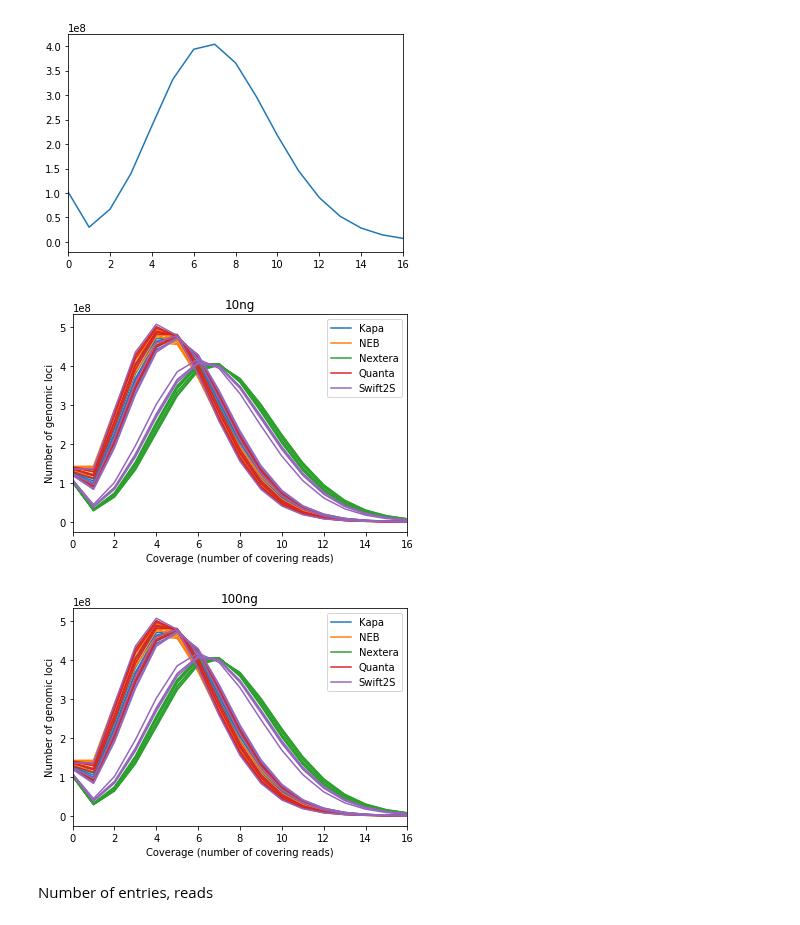
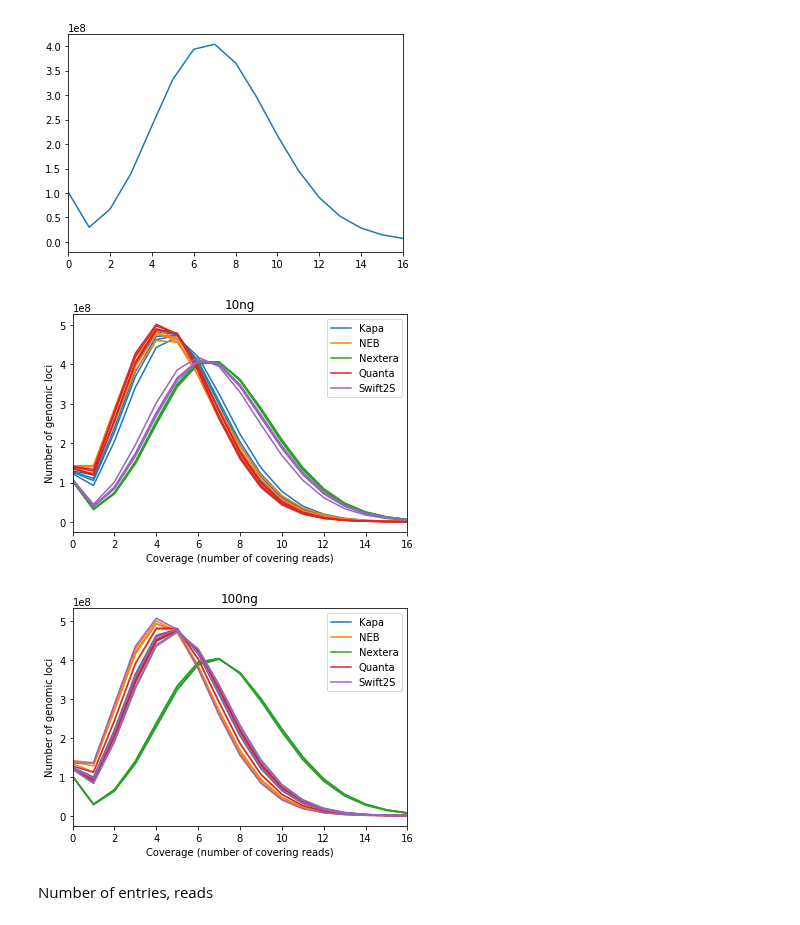
Before and after one commit to fa2k/comparison, a Jupyter notebook: Main_analysis.ipynb, the cells around one changed output. Cells and saved outputs as stored; diff of their text form; code cells hidden in the pictures.

```diff
--- a/Main_analysis.ipynb
+++ b/Main_analysis.ipynb
@@ -639,26 +639,26 @@ plt.xlim(0, plot_max_cov)
 # %%
 
 for conc in ["10ng", "100ng"]:
     legends = set()
     plt.xlim(0, plot_max_cov)
     plt.title(conc)
     plt.ylabel("Number of genomic loci")
     plt.xlabel("Coverage (number of covering reads)")
 
-    for kit, group in df.groupby("Kit", as_index=False):
+    for kit, group in df[df.Conc==conc].groupby("Kit", as_index=False):
         colour = KIT_COL[kit]
         for ix, (xs, ys) in group[['coverage', 'high_quality_coverage_count']].iterrows():
             if not kit in legends:
                 plt.plot(xs, ys, color=colour, label=kit)
             else:
                 plt.plot(xs, ys, color=colour)
             legends.add(kit)
     plt.legend()
     plt.savefig("plots/coverage_{}.pdf".format(conc))
     plt.show()
 # %% [output]
-[figure, old version]
+[figure, new version]
-[figure, old version]
+[figure, new version]
 # %% [markdown]
 Number of entries, reads
 # %%
```
Also changed, not shown: parts of 2 cells of this notebook, 1 other file.
